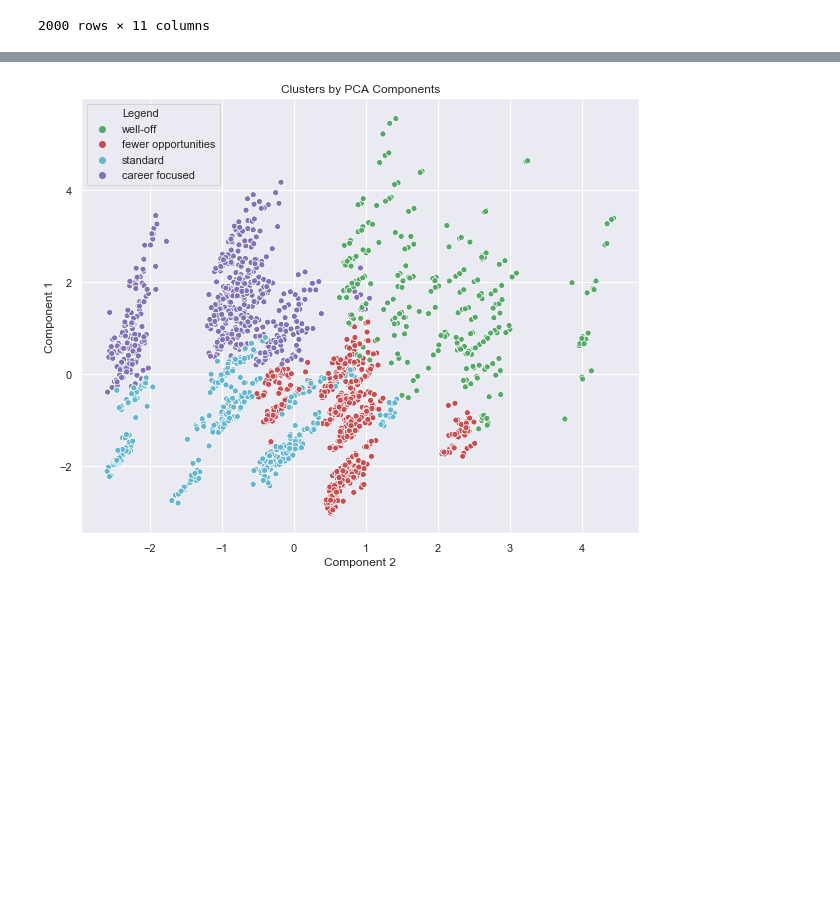
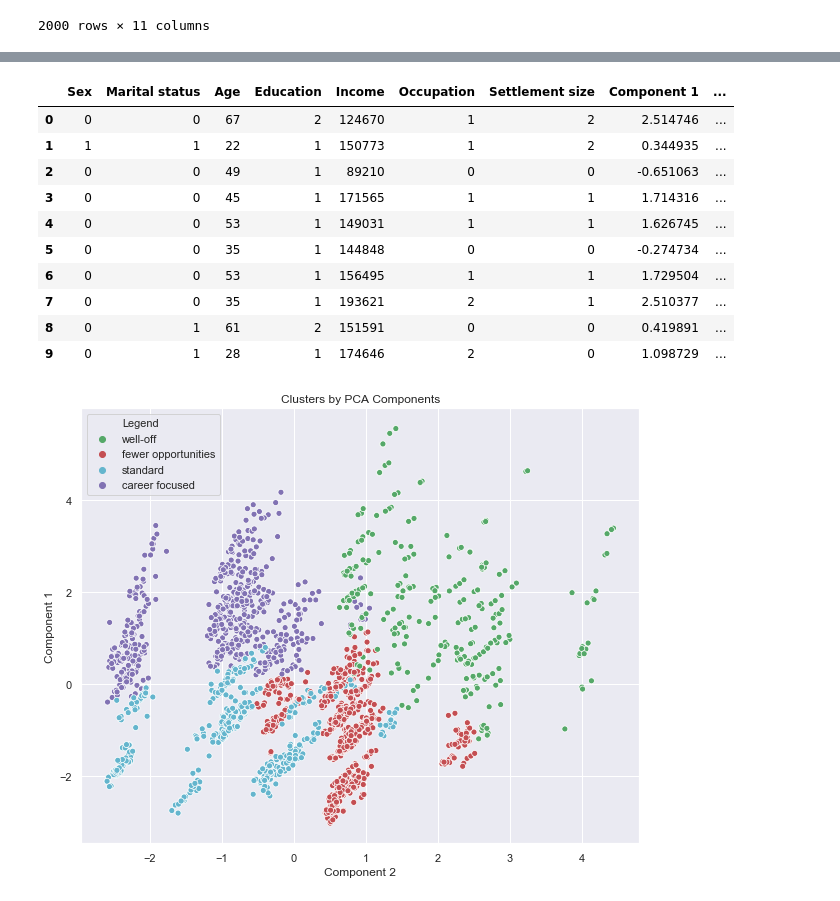
Before and after one commit to BAGLAT/FMCG-Customer-Analytics, a Jupyter notebook: Code/Segmentation using K-Means Clustering and PCA.ipynb, the cells around one changed output, grey strips where cells are left out. Drawn from its saved outputs; the diff is of its cells as text; code cells hidden in the pictures; blank space fills up the shorter version.

```diff
--- a/Code/Segmentation using K-Means Clustering and PCA.ipynb
+++ b/Code/Segmentation using K-Means Clustering and PCA.ipynb
@@ -437,6 +531,20 @@ df_segm_pca_kmeans['Legend'] = df_segm_pca_kmeans['Segment K-means PCA'].map({0:
                                                           1:'career focused',
                                                           2:'fewer opportunities',
                                                           3:'well-off'})
+# %%
+df_segm_pca_kmeans.head(10)
+# %% [output]
+|  | Sex | Marital status | Age | Education | Income | Occupation | Settlement size | Component 1 | ... |
+| 0 | 0 | 0 | 67 | 2 | 124670 | 1 | 2 | 2.514746 | ... |
+| 1 | 1 | 1 | 22 | 1 | 150773 | 1 | 2 | 0.344935 | ... |
+| 2 | 0 | 0 | 49 | 1 | 89210 | 0 | 0 | -0.651063 | ... |
+| 3 | 0 | 0 | 45 | 1 | 171565 | 1 | 1 | 1.714316 | ... |
+| 4 | 0 | 0 | 53 | 1 | 149031 | 1 | 1 | 1.626745 | ... |
+| 5 | 0 | 0 | 35 | 1 | 144848 | 0 | 0 | -0.274734 | ... |
+| 6 | 0 | 0 | 53 | 1 | 156495 | 1 | 1 | 1.729504 | ... |
+| 7 | 0 | 0 | 35 | 1 | 193621 | 2 | 1 | 2.510377 | ... |
+| 8 | 0 | 1 | 61 | 2 | 151591 | 0 | 0 | 0.419891 | ... |
+| 9 | 0 | 1 | 28 | 1 | 174646 | 2 | 0 | 1.098729 | ... |
 # %%
 x_axis = df_segm_pca_kmeans['Component 2']
 y_axis = df_segm_pca_kmeans['Component 1']
```
Also changed, not shown: parts of 12 cells of this notebook, 2 other files.
